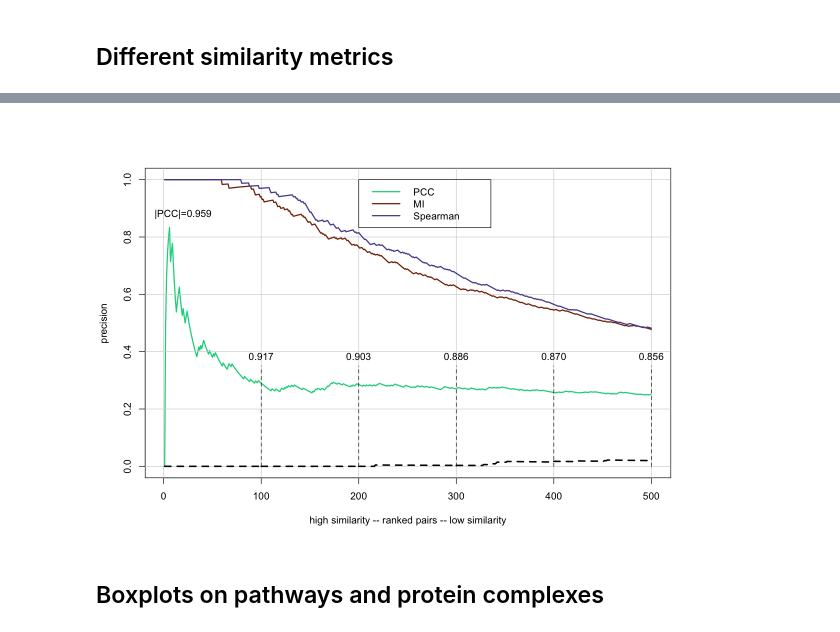
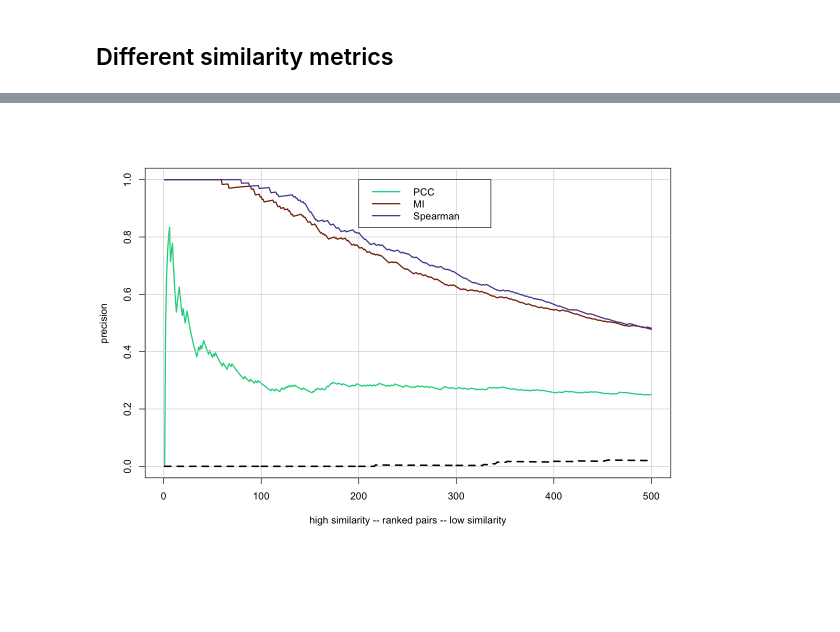
Before and after one commit to peterwu19881230/Systematic-analyses-ecoli-phenotypes, a Jupyter notebook: Nichols_data_mining_code/figs.ipynb, the cells around one changed output, grey strips where cells are left out. Cells and saved outputs as stored; diff of their text form; code cells hidden in the pictures; blank space fills up the shorter version.

```diff
--- a/Nichols_data_mining_code/figs.ipynb
+++ b/Nichols_data_mining_code/figs.ipynb
@@ -786,3 +714,17 @@ segments(500,0,500,0.35,lty=2)
+# %%
+#functions to get confusion matrix based on annot and similarity
+get_confusionMatrix=function(annot,similarity,seed=9){
+    df=strain1strain2_allAnnotations_allDistances[,c(annot,similarity)]
+        if(length(annot)>=2){
+            coannotation=(rowSums(df[,annot])>=1)
+            #coannotation=(rowSums(df[,annot])>=length(annot)) this is A&B&...
+            cumsum_=cumsum(coannotation[order(df[,similarity])])
+            return(confusionMatrix_metrics(cumsum_,seed=seed))
+        }
+
+    cumsum_=cumsum(df[,annot][order(df[,similarity])])
+    return(confusionMatrix_metrics(cumsum_,seed=seed))
+}
 # %%
 #This gets precison using the same combination of annotations as the violin plots
 subset=500
@@ -806,53 +748,31 @@ xlim=c(1,max(samples))
 lwd=2
 
 options(repr.plot.width = 10, repr.plot.height = 7)
 
 
 for(i in seq(annot_list)){
     if(i==1){
       plot(samples,annot_list[[i]][[metric]][samples],xlab=x_lab,ylab=metric,type='l',col=cols[i],
            ylim=ylim,xlim=xlim,lwd = lwd)
     grid(lty='solid')
     }else{
       lines(samples,annot_list[[i]][[metric]][samples],xlab=x_lab,ylab=metric,col=cols[i],lwd = lwd)
     }
 
 
 }
 
 legend(200, 1, legend=names(annot_list),
        col=cols, lty=1,lwd = lwd, cex=1)
 
 #add the negative control
 lines(samples,annot_list[[1]][[random_metric]][samples],col='black',lty = 'dashed',lwd=2.5)
 
 
-#add the annotations Dr. Siegele wants
-
-##|PCC| for the 1st pair and 100, 200, 300... :
-##(1-sort(strain1strain2_allAnnotations_allDistances$pcc))[c(1,100,200,300,400,500)] %>% round(3)
-##0.959 0.917 0.903 0.886 0.870 0.856
-
-
-text(x=20,y=0.85,labels="|PCC|=0.959",pos=3)
-text(x=100,y=0.35,labels="0.917",pos=3)
-text(x=200,y=0.35,labels="0.903",pos=3)
-text(x=300,y=0.35,labels="0.886",pos=3)
-text(x=400,y=0.35,labels="0.870",pos=3)
-text(x=500,y=0.35,labels="0.856",pos=3)
-
-segments(100,0,100,0.35,lty=2)
-segments(200,0,200,0.35,lty=2)
-segments(300,0,300,0.35,lty=2)
-segments(400,0,400,0.35,lty=2)
-segments(500,0,500,0.35,lty=2)
-
 
 #I have intuition that this graph should use "or" instead of "and".
 #Reasoning (junior high school math): using "and" will always drive down the precison, while if "or" is used:
 ##1. if annotations are good, precision goes up
 ##2. if annotations are bad, precision doesn't improve
 # %% [output]
-[figure, old version]
+[figure, new version]
-# %% [markdown]
-## Boxplots on pathways and protein complexes
```
Also changed, not shown: parts of 8 cells of this notebook, 1 other file.
